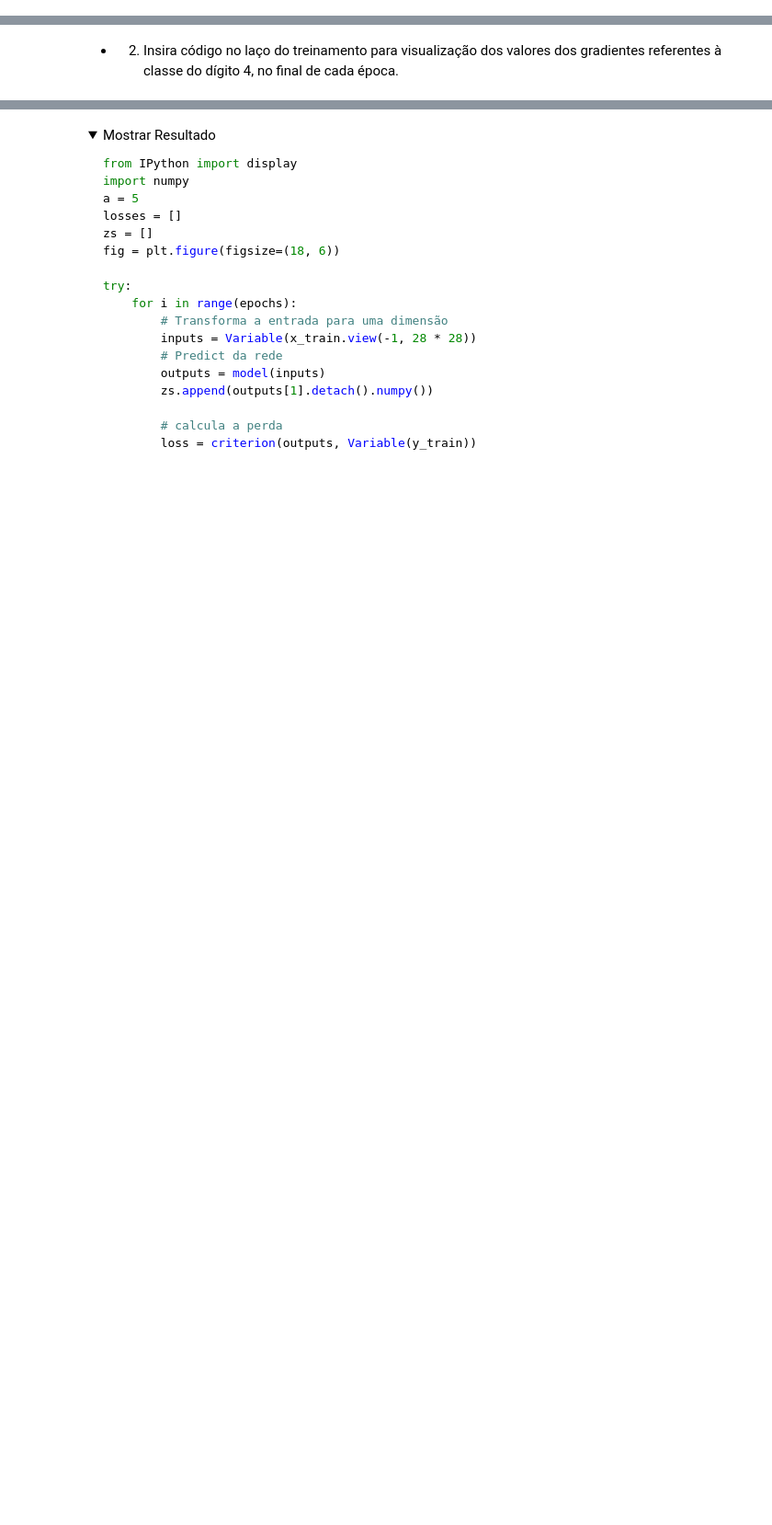
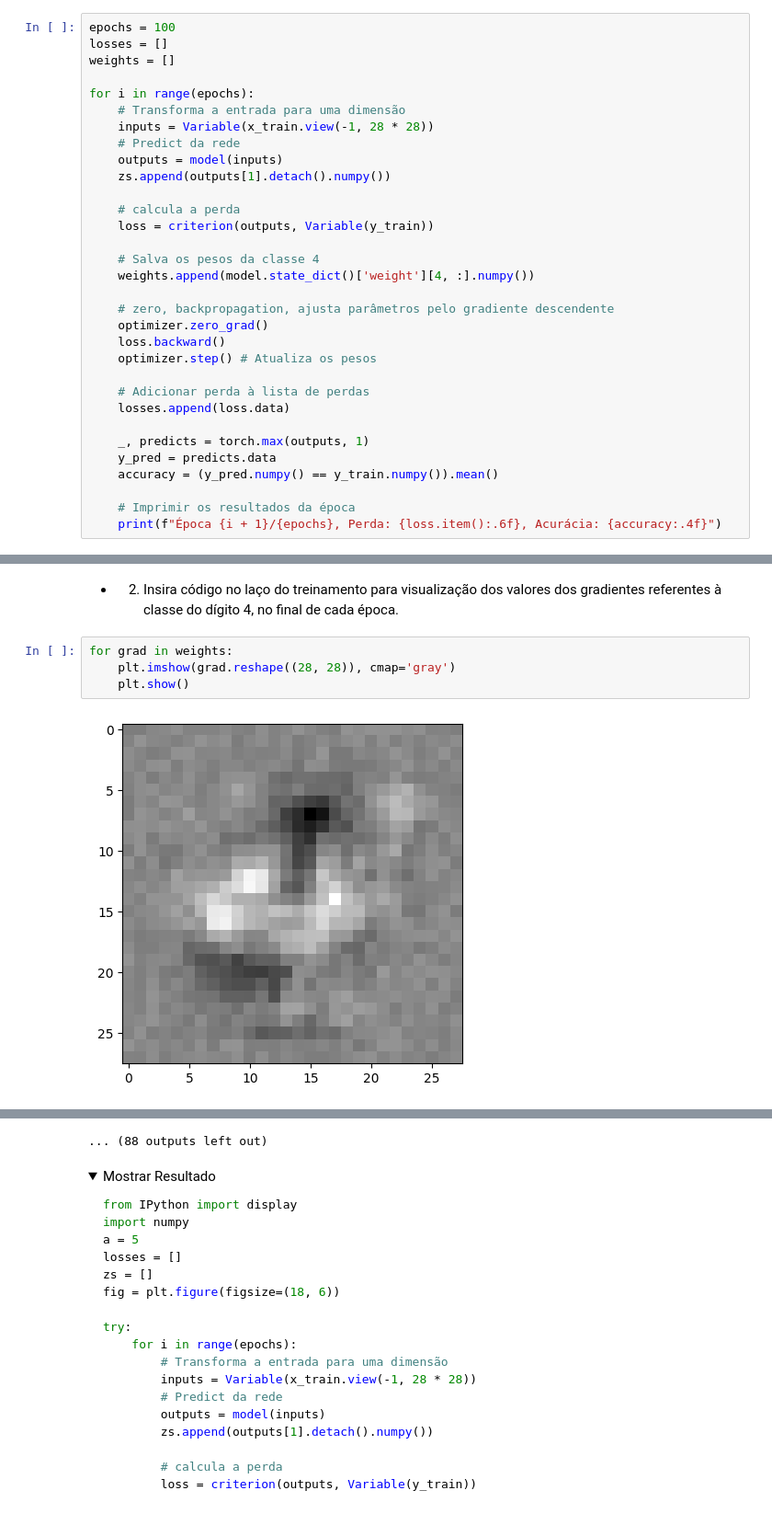
Before and after one commit to mgrb/RNA-e-Deep-Learning---CESAR-School-2024.01, a Jupyter notebook: Atividades/3 - Logistic Regretion/3.5-LogisticRegressionMNIST-Iterativo.ipynb, the cells around one changed output, grey strips where cells are left out. Shown at 92% size. Drawn from its saved outputs; the diff is of its cells as text; folded sections open; blank space fills up the shorter version.

```diff
--- a/Atividades/3 - Logistic Regretion/3.5-LogisticRegressionMNIST-Iterativo.ipynb
+++ b/Atividades/3 - Logistic Regretion/3.5-LogisticRegressionMNIST-Iterativo.ipynb
@@ -288,3 +273,35 @@ plt.axis('off');
 # %% [markdown]
 - 1) Insira código no laço do treinamento para que no final de cada época,
      seja impresso: o número da época e a perda e a acurácia
+# %%
+epochs = 100
+losses = []
+weights = []
+
+for i in range(epochs):
+    # Transforma a entrada para uma dimensão
+    inputs = Variable(x_train.view(-1, 28 * 28))
+    # Predict da rede
+    outputs = model(inputs)
+    zs.append(outputs[1].detach().numpy())
+
+    # calcula a perda
+    loss = criterion(outputs, Variable(y_train))
+
+    # Salva os pesos da classe 4
+    weights.append(model.state_dict()['weight'][4, :].numpy())
+
+    # zero, backpropagation, ajusta parâmetros pelo gradiente descendente
+    optimizer.zero_grad()
+    loss.backward()
+    optimizer.step() # Atualiza os pesos
+
+    # Adicionar perda à lista de perdas
+    losses.append(loss.data)
+
+    _, predicts = torch.max(outputs, 1)
+    y_pred = predicts.data
+    accuracy = (y_pred.numpy() == y_train.numpy()).mean()
+
+    # Imprimir os resultados da época
+    print(f"Época {i + 1}/{epochs}, Perda: {loss.item():.6f}, Acurácia: {accuracy:.4f}")
@@ -291,2 +326,8 @@ plt.axis('off');
 # %% [markdown]
 - 2) Insira código no laço do treinamento para visualização dos valores dos gradientes referentes à classe do dígito 4, no final de cada época.
+# %%
+for grad in weights:
+    plt.imshow(grad.reshape((28, 28)), cmap='gray')
+    plt.show()
+# %% [output]
+[figure, added]
@@ -293,3 +345,4 @@ plt.axis('off');
+... (88 outputs left out)
 # %% [markdown]
 <details>
 <summary>Mostrar Resultado</summary>
```
Also changed, not shown: parts of 9 cells of this notebook.
